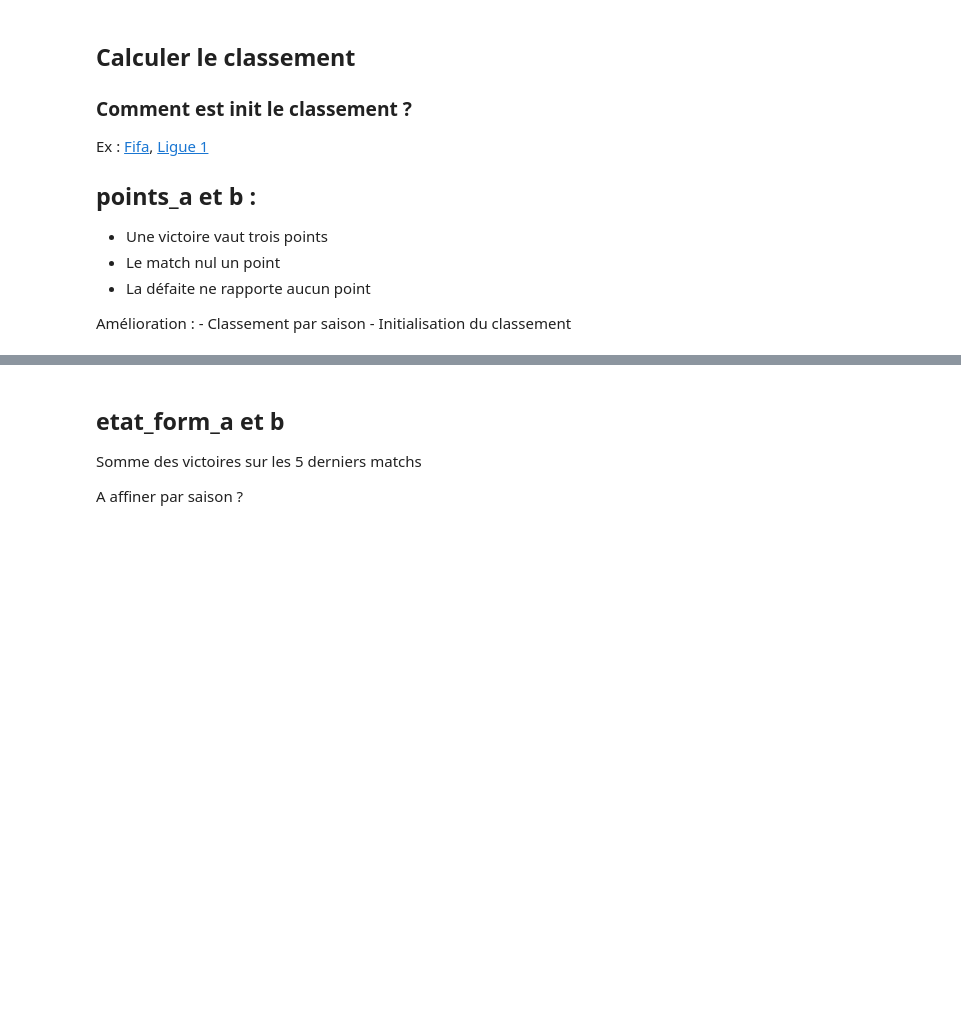
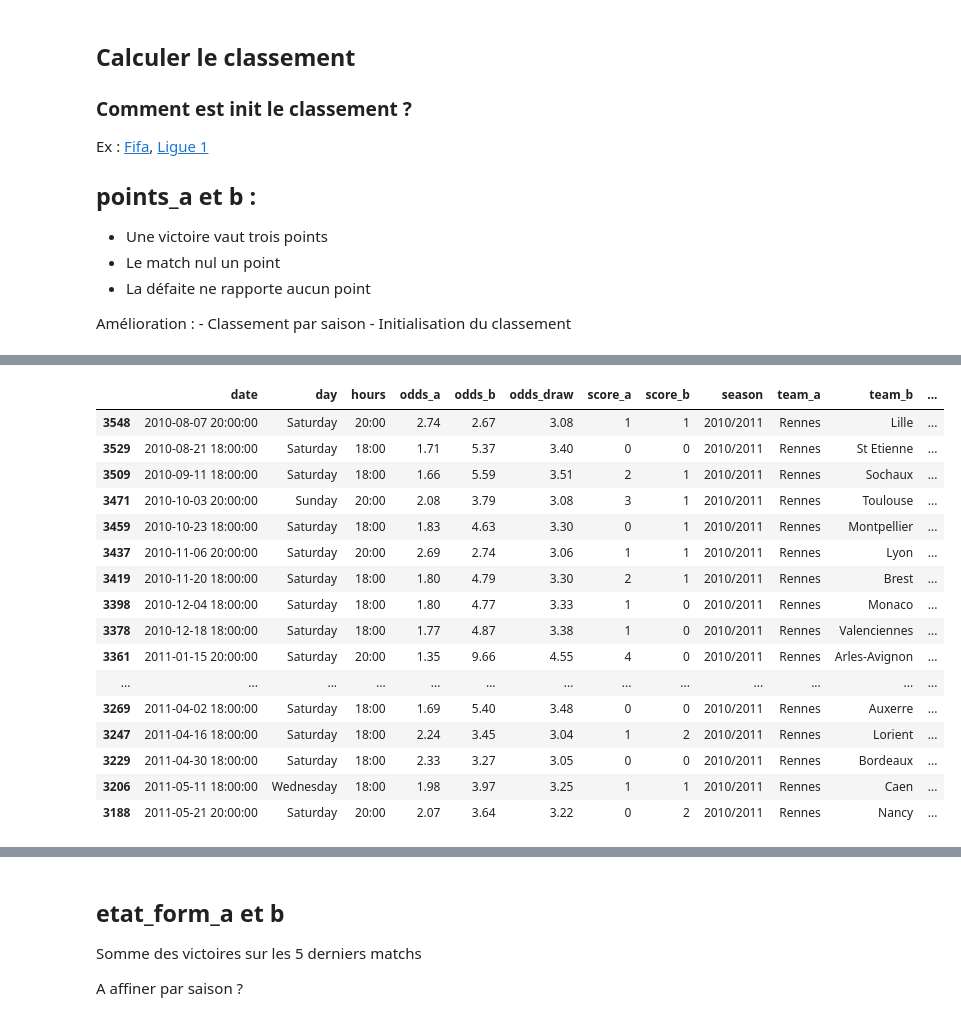
Before and after one commit to samirLazzali/football-ligue-1-scraping-eda, a Jupyter notebook: preprocessing.ipynb, the cells around one changed output, grey strips where cells are left out. Saved outputs shown, nothing was run; the diff lists cells and outputs as text; code cells hidden in the pictures; blank space fills up the shorter version.

```diff
--- a/preprocessing.ipynb
+++ b/preprocessing.ipynb
@@ -159,0 +174,66 @@ ext[ext.team_a == team_a][['res','points_a', 'points_b']].head()
+# %%
+# lab
+ext = raw_ext.copy()
+
+#Cration de res : resultat du match
+def func_res(row):
+    res = 'HOME'
+    if(row.score_b > row.score_a):
+        res = 'AWAY'
+    elif(row.score_b == row.score_a):
+        res = 'DRAW'
+    return res
+
+ext['res'] = ext.apply(func_res, axis=1)
+print(ext.shape)
+ext.head(5)
+# lab
+
+season = "2010/2011"
+def func_points(ext, season):
+
+    for team_a in ext.team_a.unique():
+        #print(team_a)
+        a_filter_home = (ext['team_a'] == team_a) & (ext.season == season)
+        ext.loc[a_filter_home, 'points_a_home'] = ext[a_filter_home]['points_a'].cumsum()
+
+        a_filter_away = (ext['team_b'] == team_a) & (ext.season == season)
+        ext.loc[a_filter_away, 'points_a_away'] = ext[a_filter_away]['points_b'].cumsum()
+
+
+#func_points(ext, season)
+team_a = 'Rennes'
+ext['points_a'] = ext.apply(lambda row : 3 if row.res == 'HOME' else (1  if row.res == 'DRAW' else 0), axis = 1)
+ext['points_b'] = ext.apply(lambda row : 3 if row.res == 'AWAY' else (1  if row.res == 'DRAW' else 0), axis = 1)
+
+
+#print(team_a)
+for team_a in ext.team_a.unique():
+    a_filter_home = (ext['team_a'] == team_a) & (ext.season == season)
+    ext.loc[a_filter_home, 'points_a_home'] = ext[a_filter_home].apply(lambda row : 3 if row.res == 'HOME' else (1  if row.res == 'DRAW' else 0), axis = 1).cumsum()
+
+    a_filter_away = (ext['team_b'] == team_a) & (ext.season == season)
+    ext.loc[a_filter_away, 'points_a_away'] = ext[a_filter_away].apply(lambda row : 3 if row.res == 'AWAY' else (1  if row.res == 'DRAW' else 0), axis = 1).cumsum()
+
+
+
+# verification
+team_a = 'Rennes'
+
+a_filter_home = (ext['team_a'] == team_a) & (ext.season == season)
+ext[a_filter_home][['date','team_a', 'team_b','res','points_a_home','points_a_away', 'points_a','points_b']].head(10)
+ext.loc[a_filter_home]
+#ext[a_filter_home].apply(lambda row : 3 if row.res == 'HOME' else (1  if row.res == 'DRAW' else 0), axis = 1).cumsum()
+
+# a_filter_away = (ext['team_b'] == team_a) & (ext.season == season)
+# ext[a_filter_away][['date','team_a', 'team_b','res','points_a_home','points_a_away', 'points_a','points_b']].head(10)
+
+#ext[a_filter_away].apply(lambda row : 3 if row.res == 'AWAY' else (1  if row.res == 'DRAW' else 0), axis = 1).cumsum()
+
+
+#ext[((ext.team_a == team_a)) & (ext.season == season)][['date','team_a', 'team_b','res','points_a_home','points_a_away', 'points_a','points_b']].head(10)
+# a_filter_away_home = ((ext['team_a'] == team_a) | (ext['team_b'] == team_a)) & (ext.season == season)
+# ext[a_filter_away_home][['date','team_a', 'team_b','res','points_a_home','points_a_away', 'points_a','points_b']].head(30)
+# attention un match nul
+# 3548
+# %% [output]
@@ -159,0 +241,17 @@ ext[ext.team_a == team_a][['res','points_a', 'points_b']].head()
+|  | date | day | hours | odds_a | odds_b | odds_draw | score_a | score_b | season | team_a | team_b | ... |
+| 3548 | 2010-08-07 20:00:00 | Saturday | 20:00 | 2.74 | 2.67 | 3.08 | 1 | 1 | 2010/2011 | Rennes | Lille | ... |
+| 3529 | 2010-08-21 18:00:00 | Saturday | 18:00 | 1.71 | 5.37 | 3.40 | 0 | 0 | 2010/2011 | Rennes | St Etienne | ... |
+| 3509 | 2010-09-11 18:00:00 | Saturday | 18:00 | 1.66 | 5.59 | 3.51 | 2 | 1 | 2010/2011 | Rennes | Sochaux | ... |
+| 3471 | 2010-10-03 20:00:00 | Sunday | 20:00 | 2.08 | 3.79 | 3.08 | 3 | 1 | 2010/2011 | Rennes | Toulouse | ... |
+| 3459 | 2010-10-23 18:00:00 | Saturday | 18:00 | 1.83 | 4.63 | 3.30 | 0 | 1 | 2010/2011 | Rennes | Montpellier | ... |
+| 3437 | 2010-11-06 20:00:00 | Saturday | 20:00 | 2.69 | 2.74 | 3.06 | 1 | 1 | 2010/2011 | Rennes | Lyon | ... |
+| 3419 | 2010-11-20 18:00:00 | Saturday | 18:00 | 1.80 | 4.79 | 3.30 | 2 | 1 | 2010/2011 | Rennes | Brest | ... |
+| 3398 | 2010-12-04 18:00:00 | Saturday | 18:00 | 1.80 | 4.77 | 3.33 | 1 | 0 | 2010/2011 | Rennes | Monaco | ... |
+| 3378 | 2010-12-18 18:00:00 | Saturday | 18:00 | 1.77 | 4.87 | 3.38 | 1 | 0 | 2010/2011 | Rennes | Valenciennes | ... |
+| 3361 | 2011-01-15 20:00:00 | Saturday | 20:00 | 1.35 | 9.66 | 4.55 | 4 | 0 | 2010/2011 | Rennes | Arles-Avignon | ... |
+| ... | ... | ... | ... | ... | ... | ... | ... | ... | ... | ... | ... | ... |
+| 3269 | 2011-04-02 18:00:00 | Saturday | 18:00 | 1.69 | 5.40 | 3.48 | 0 | 0 | 2010/2011 | Rennes | Auxerre | ... |
+| 3247 | 2011-04-16 18:00:00 | Saturday | 18:00 | 2.24 | 3.45 | 3.04 | 1 | 2 | 2010/2011 | Rennes | Lorient | ... |
+| 3229 | 2011-04-30 18:00:00 | Saturday | 18:00 | 2.33 | 3.27 | 3.05 | 0 | 0 | 2010/2011 | Rennes | Bordeaux | ... |
+| 3206 | 2011-05-11 18:00:00 | Wednesday | 18:00 | 1.98 | 3.97 | 3.25 | 1 | 1 | 2010/2011 | Rennes | Caen | ... |
+| 3188 | 2011-05-21 20:00:00 | Saturday | 20:00 | 2.07 | 3.64 | 3.22 | 0 | 2 | 2010/2011 | Rennes | Nancy | ... |
```
Also changed, not shown: parts of 21 cells of this notebook.
